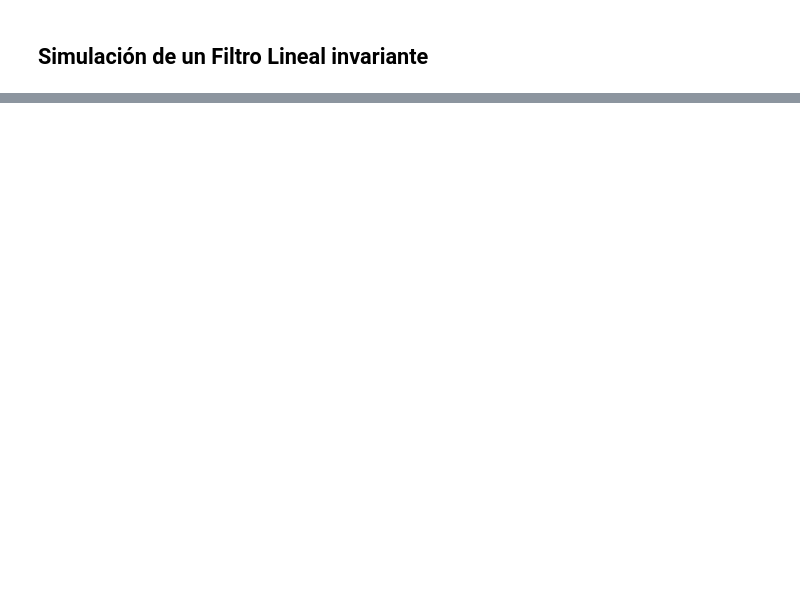
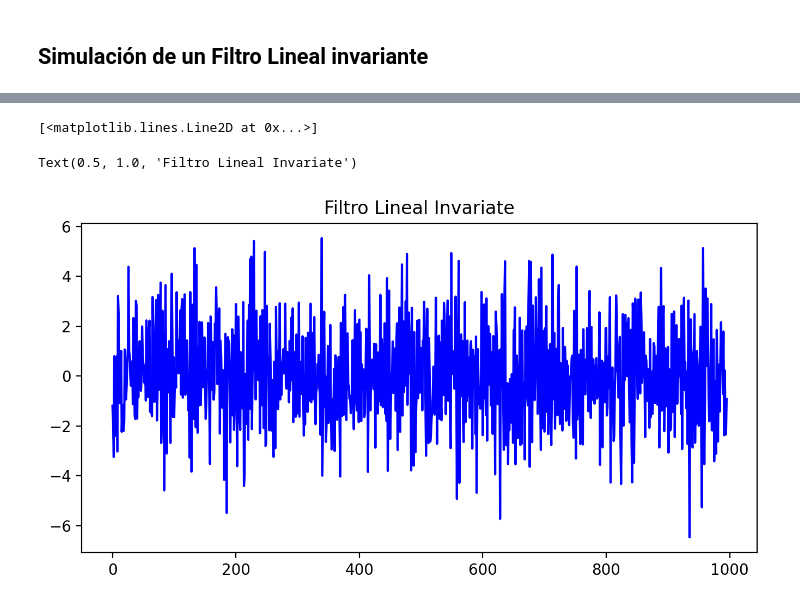
Before and after one commit to sacalderonv/TimeSeries, a Jupyter notebook: Python Jupyter/Simulación Python Primera.ipynb, the cells around one changed output, grey strips where cells are left out. Cells and saved outputs as stored; diff of their text form; code cells hidden in the pictures; blank space fills up the shorter version.

```diff
--- a/Python Jupyter/Simulación Python Primera.ipynb
+++ b/Python Jupyter/Simulación Python Primera.ipynb
@@ -42,6 +47,8 @@ Text(0.5, 1.0, 'Caminata Aleatoria')
 # %%
 n=1000
 k=2
+mu_norm=0
+desv_norm=2
 coef=np.random.uniform(-1,1,2*k+1)
 Xt=np.random.normal(mu_norm, desv_norm, n)
 Yt =np.array([])
@@ -79,0 +80,10 @@ len(Yt)
+# %%
+fig = plt.figure(figsize=(8,4),dpi=200)
+ax = fig.add_subplot(111)
+ax.plot(Yt, c='blue');
+plt.title('Filtro Lineal Invariate')
+#plt.savefig(‘plots/random_walk_1d.png’,dpi=250);
+# %% [output]
+[<matplotlib.lines.Line2D at 0x...>]
+Text(0.5, 1.0, 'Filtro Lineal Invariate')
+[figure, added]
```
Also changed, not shown: parts of 7 cells of this notebook.
